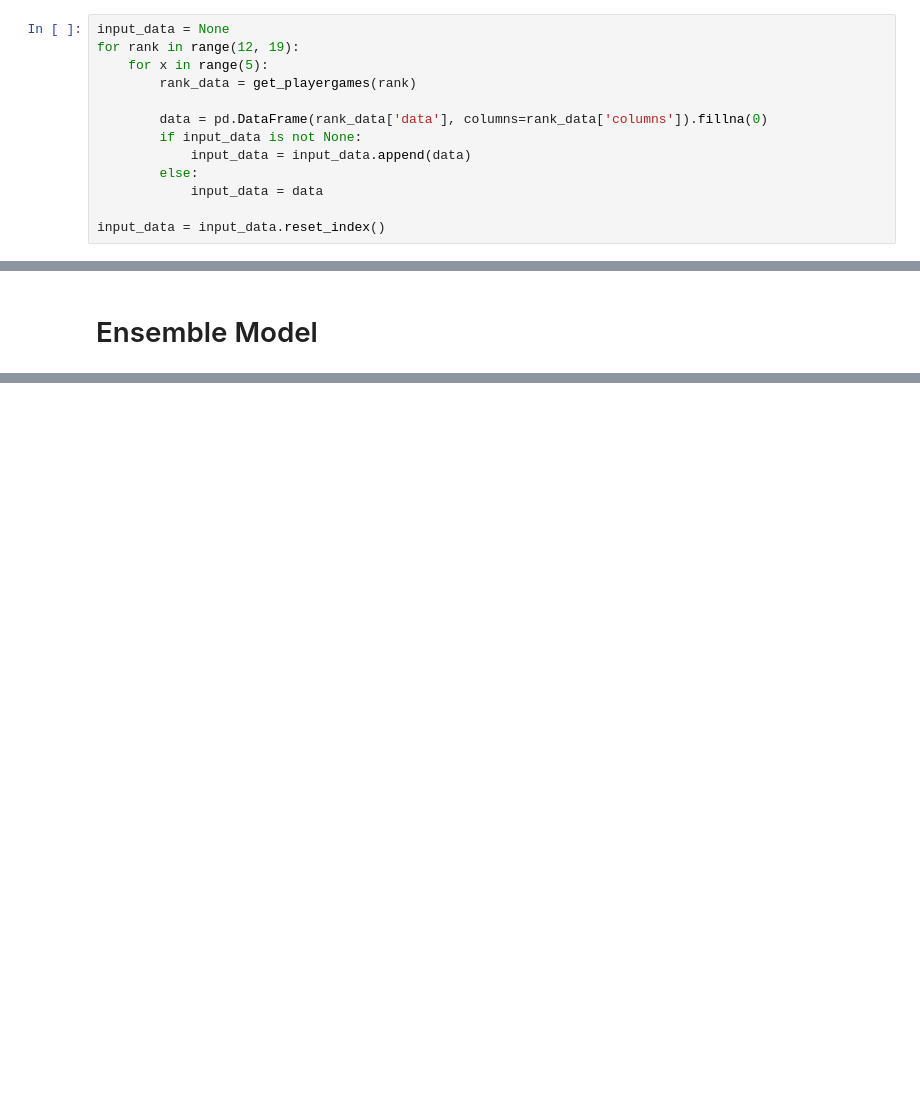
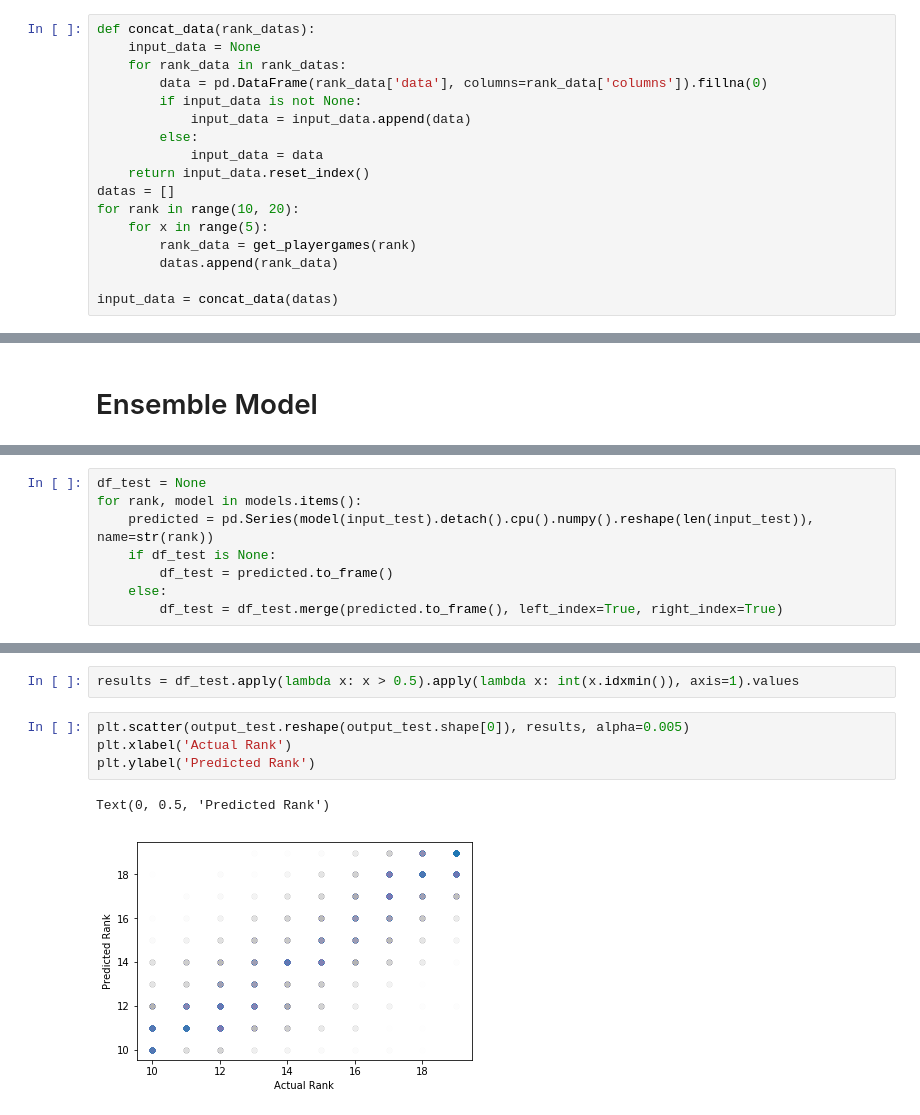
Before and after one commit to SaltieRL/ReplayModels, a Jupyter notebook: rank.ipynb, the cells around one changed output, grey strips where cells are left out. Cells and saved outputs as stored; diff of their text form; blank space fills up the shorter version.

```diff
--- a/rank.ipynb
+++ b/rank.ipynb
@@ -18,13 +27,17 @@ def get_playergames(rank=19):
 # %%
-input_data = None
-for rank in range(12, 19):
-    for x in range(5):
-        rank_data = get_playergames(rank)
-
+def concat_data(rank_datas):
+    input_data = None
+    for rank_data in rank_datas:
         data = pd.DataFrame(rank_data['data'], columns=rank_data['columns']).fillna(0)
         if input_data is not None:
             input_data = input_data.append(data)
         else:
             input_data = data
+    return input_data.reset_index()
+datas = []
+for rank in range(10, 20):
+    for x in range(5):
+        rank_data = get_playergames(rank)
+        datas.append(rank_data)
 
-input_data = input_data.reset_index()
+input_data = concat_data(datas)
@@ -148,0 +218,8 @@ for rank in ranks:
+# %%
+df_test = None
+for rank, model in models.items():
+    predicted = pd.Series(model(input_test).detach().cpu().numpy().reshape(len(input_test)), name=str(rank))
+    if df_test is None:
+        df_test = predicted.to_frame()
+    else:
+        df_test = df_test.merge(predicted.to_frame(), left_index=True, right_index=True)
@@ -148,0 +235,9 @@ for rank in ranks:
+# %%
+results = df_test.apply(lambda x: x > 0.5).apply(lambda x: int(x.idxmin()), axis=1).values
+# %%
+plt.scatter(output_test.reshape(output_test.shape[0]), results, alpha=0.005)
+plt.xlabel('Actual Rank')
+plt.ylabel('Predicted Rank')
+# %% [output]
+Text(0, 0.5, 'Predicted Rank')
+[figure, added]
```
Also changed, not shown: parts of 14 cells of this notebook.
